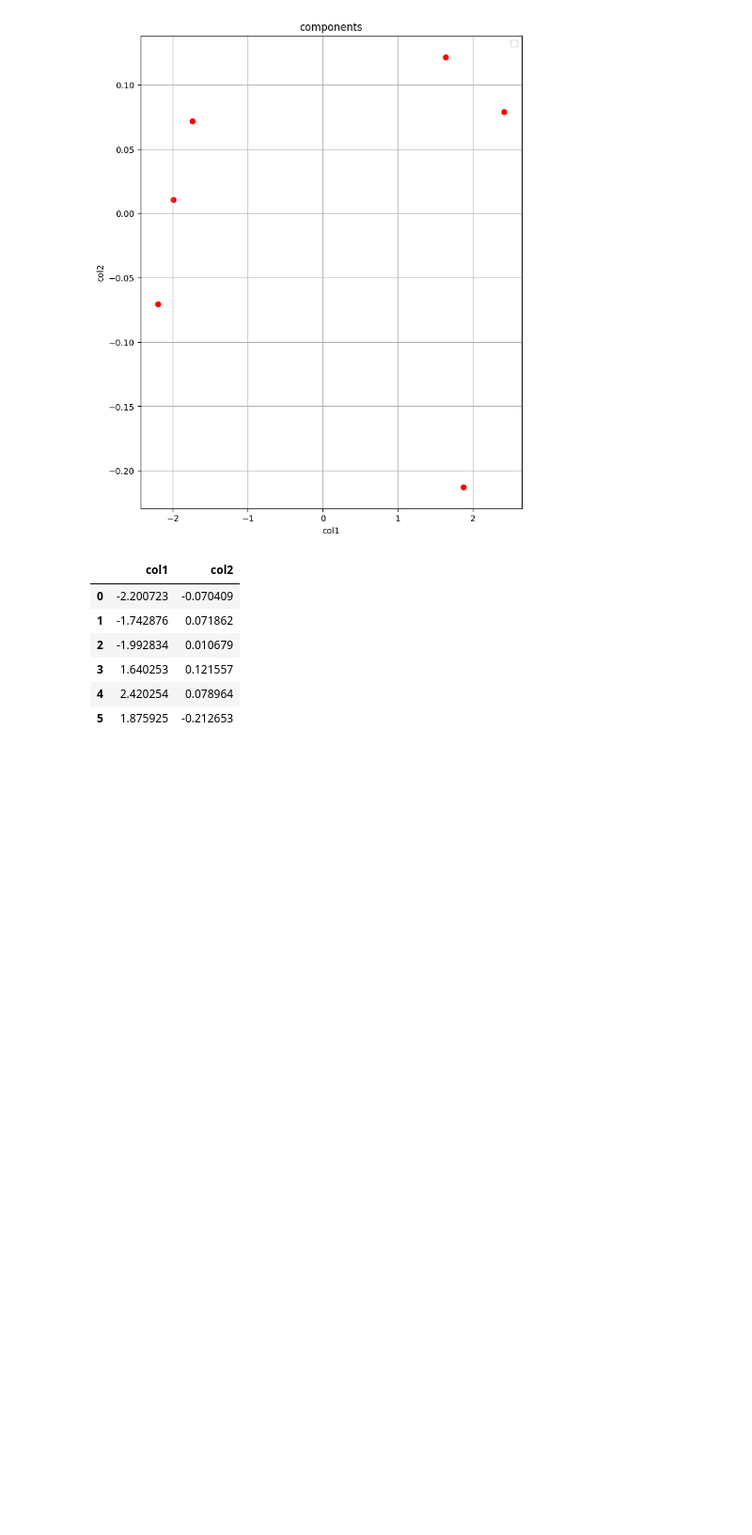
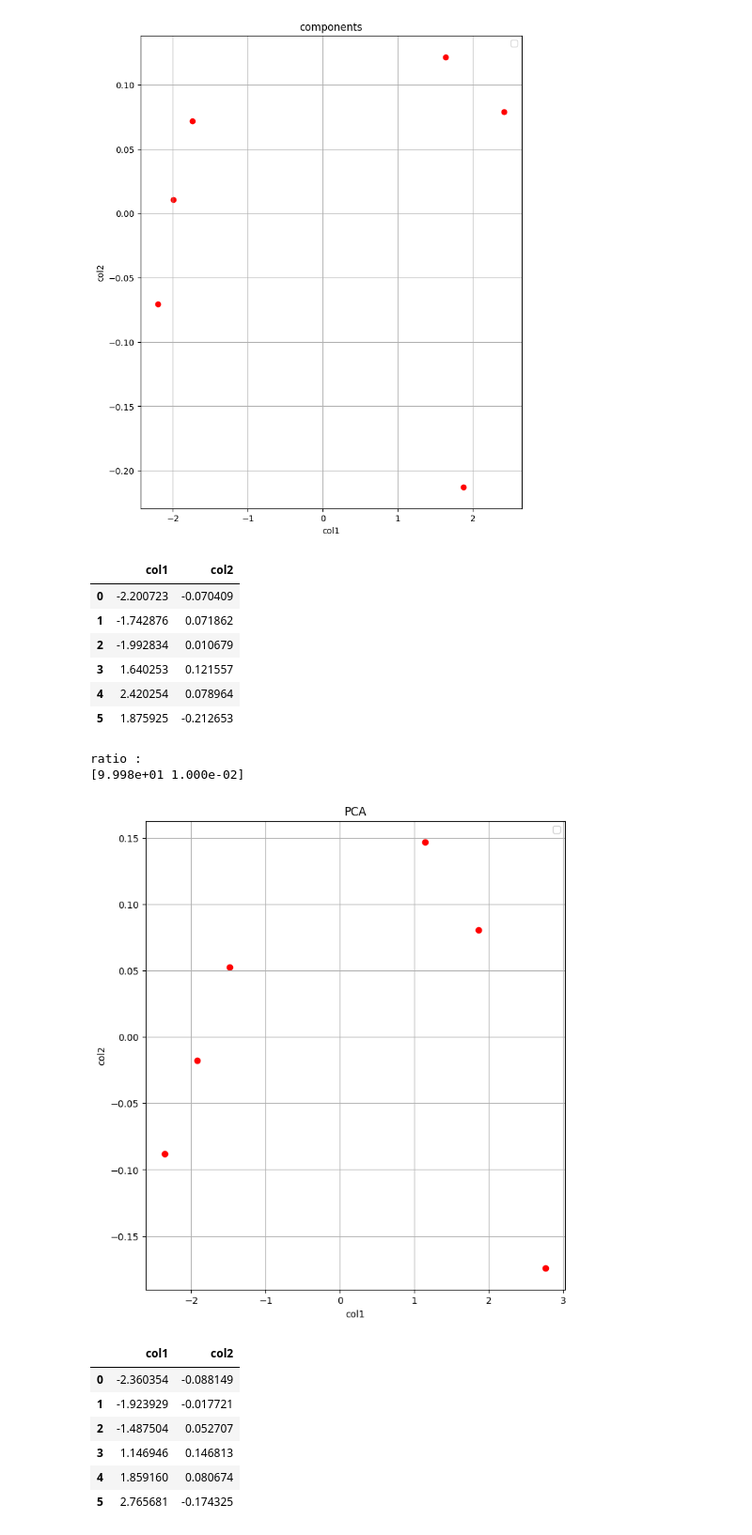
Before and after one commit to ayushpalse01012023-byte/student-performance-app, a Jupyter notebook: pca.ipynb, the cells around one changed output. Shown at 94% size. Saved outputs shown, nothing was run; the diff lists cells and outputs as text; code cells hidden in the pictures; blank space fills up the shorter version.

```diff
--- a/pca.ipynb
+++ b/pca.ipynb
@@ -125,3 +125,44 @@ Ratio :
 | 3 | 1.640253 | 0.121557 |
 | 4 | 2.420254 | 0.078964 |
 | 5 | 1.875925 | -0.212653 |
+# %%
+import numpy as np
+import pandas as pd
+from sklearn.preprocessing import StandardScaler
+from sklearn.decomposition import PCA
+
+data = {
+    'Experience': [1, 2, 3, 10, 12, 15],
+    'Salary': [25000, 30000, 35000, 80000, 90000, 100000],
+    'Projects': [2, 3, 4, 10, 12, 15],
+    'Training_Hours': [10, 15, 20, 40, 45, 50]
+}
+df = pd.DataFrame(data)
+std = StandardScaler()
+scaled = std.fit_transform(df)
+model = PCA(n_components=2)
+model_ft = model.fit_transform(scaled)
+model_df = pd.DataFrame(model_ft, columns=["col1", "col2"])
+expalain = model.explained_variance_ratio_
+print("ratio : ")
+print(np.round(explain*100, 2))
+plt.figure(figsize=(8,9))
+plt.scatter(model_df["col1"], model_df["col2"], color="red")
+plt.xlabel("col1")
+plt.ylabel("col2")
+plt.title("PCA")
+plt.legend()
+plt.grid(True)
+plt.show()
+model_df
+# %% [output]
+ratio :
+[9.998e+01 1.000e-02]
+[figure, added]
+|  | col1 | col2 |
+| 0 | -2.360354 | -0.088149 |
+| 1 | -1.923929 | -0.017721 |
+| 2 | -1.487504 | 0.052707 |
+| 3 | 1.146946 | 0.146813 |
+| 4 | 1.859160 | 0.080674 |
+| 5 | 2.765681 | -0.174325 |
```
